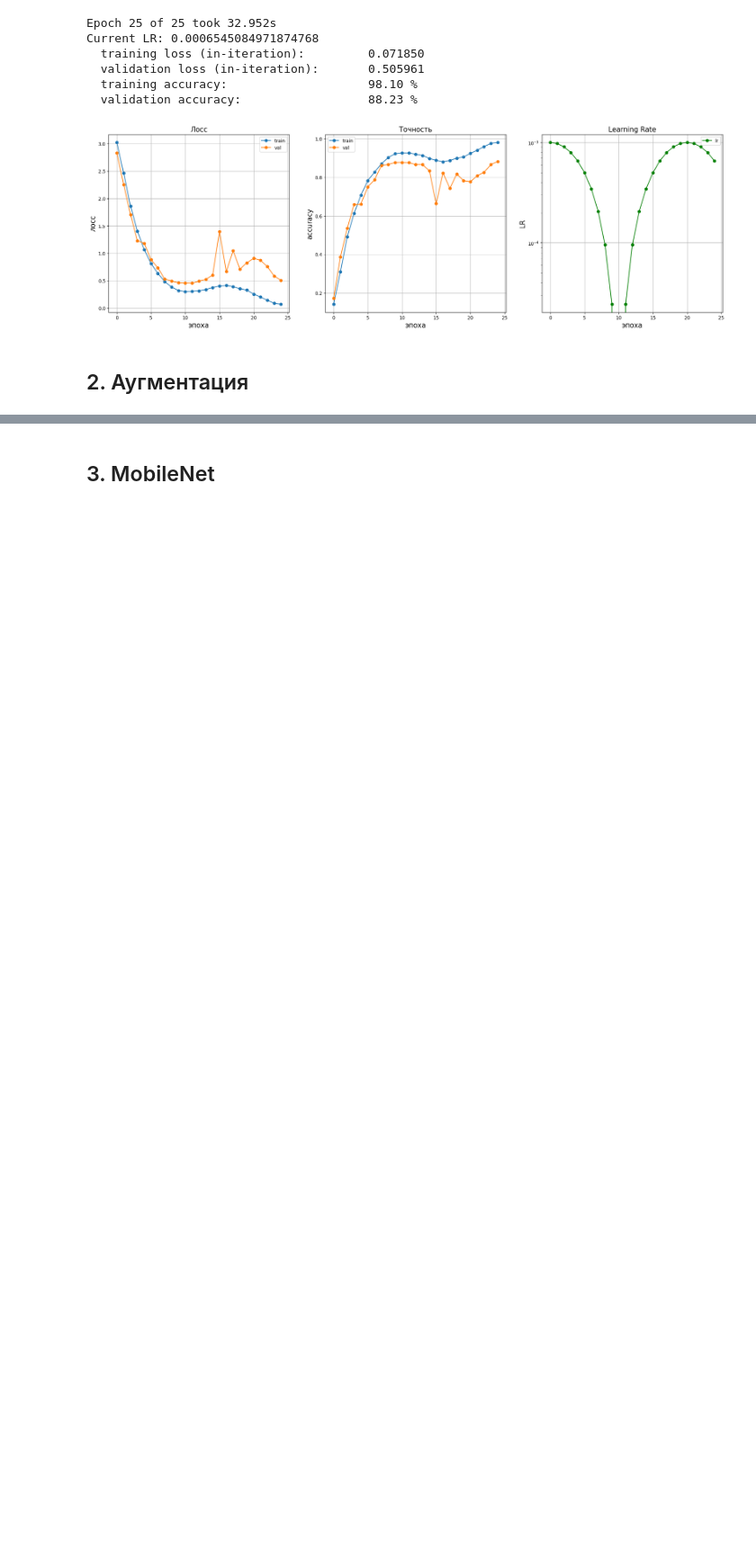
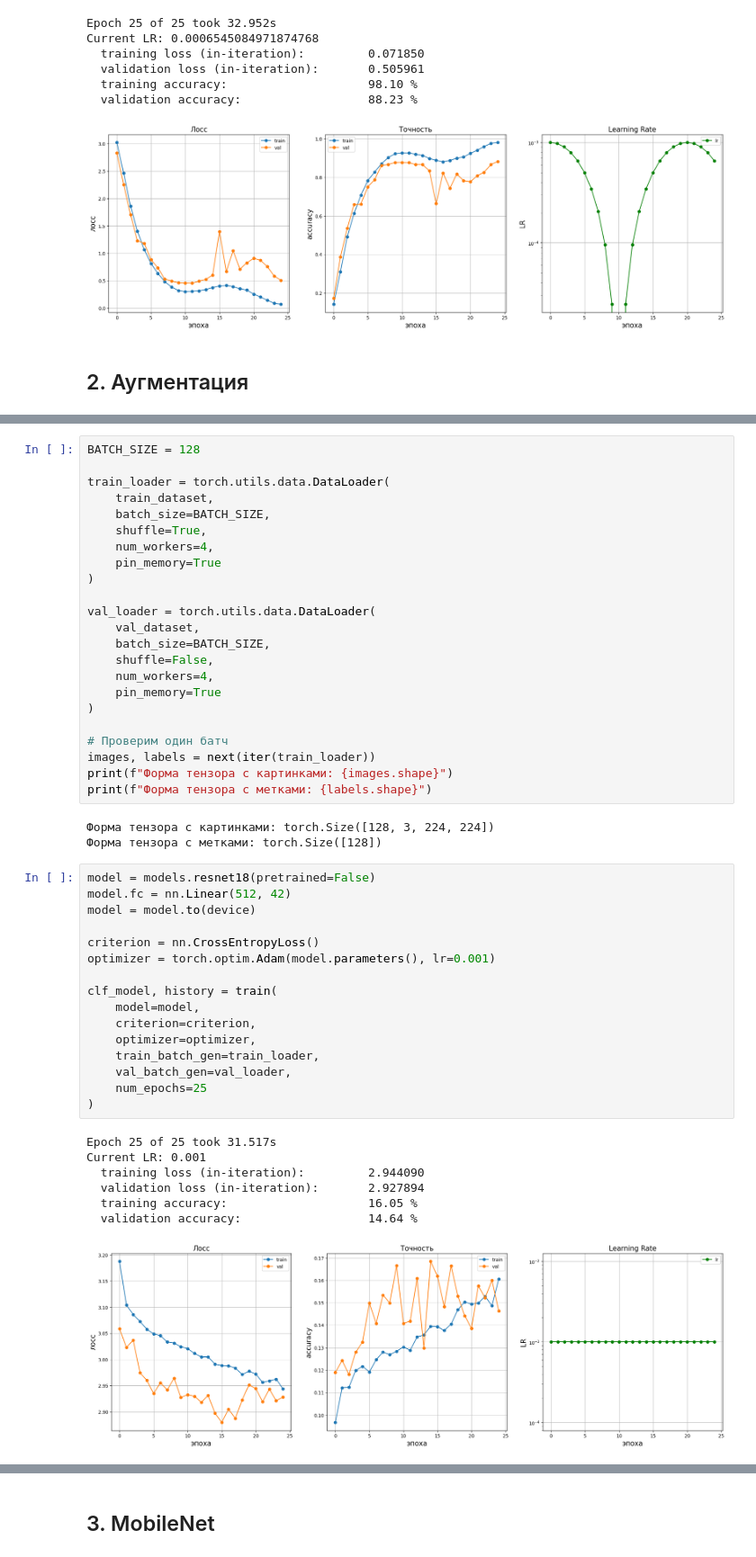
Before and after one commit to BalshowAndrew/pytorch_studying_new, a Jupyter notebook: HW_04_cnn_improve.ipynb, the cells around one changed output, grey strips where cells are left out. Shown at 90% size. Cells and saved outputs as stored; diff of their text form; blank space fills up the shorter version.

```diff
--- a/HW_04_cnn_improve.ipynb
+++ b/HW_04_cnn_improve.ipynb
@@ -424,0 +566,50 @@ Current LR: 0.0006545084971874768
+# %%
+BATCH_SIZE = 128
+
+train_loader = torch.utils.data.DataLoader(
+    train_dataset,
+    batch_size=BATCH_SIZE,
+    shuffle=True,
+    num_workers=4,
+    pin_memory=True
+)
+
+val_loader = torch.utils.data.DataLoader(
+    val_dataset,
+    batch_size=BATCH_SIZE,
+    shuffle=False,
+    num_workers=4,
+    pin_memory=True
+)
+
+# Проверим один батч
+images, labels = next(iter(train_loader))
+print(f"Форма тензора с картинками: {images.shape}")
+print(f"Форма тензора с метками: {labels.shape}")
+# %% [output]
+Форма тензора с картинками: torch.Size([128, 3, 224, 224])
+Форма тензора с метками: torch.Size([128])
+# %%
+model = models.resnet18(pretrained=False)
+model.fc = nn.Linear(512, 42)
+model = model.to(device)
+
+criterion = nn.CrossEntropyLoss()
+optimizer = torch.optim.Adam(model.parameters(), lr=0.001)
+
+clf_model, history = train(
+    model=model,
+    criterion=criterion,
+    optimizer=optimizer,
+    train_batch_gen=train_loader,
+    val_batch_gen=val_loader,
+    num_epochs=25
+)
+# %% [output]
+Epoch 25 of 25 took 31.517s
+Current LR: 0.001
+  training loss (in-iteration):         2.944090
+  validation loss (in-iteration):       2.927894
+  training accuracy:                    16.05 %
+  validation accuracy:                  14.64 %
+[figure, added]
```
Also changed, not shown: parts of 23 cells of this notebook.
